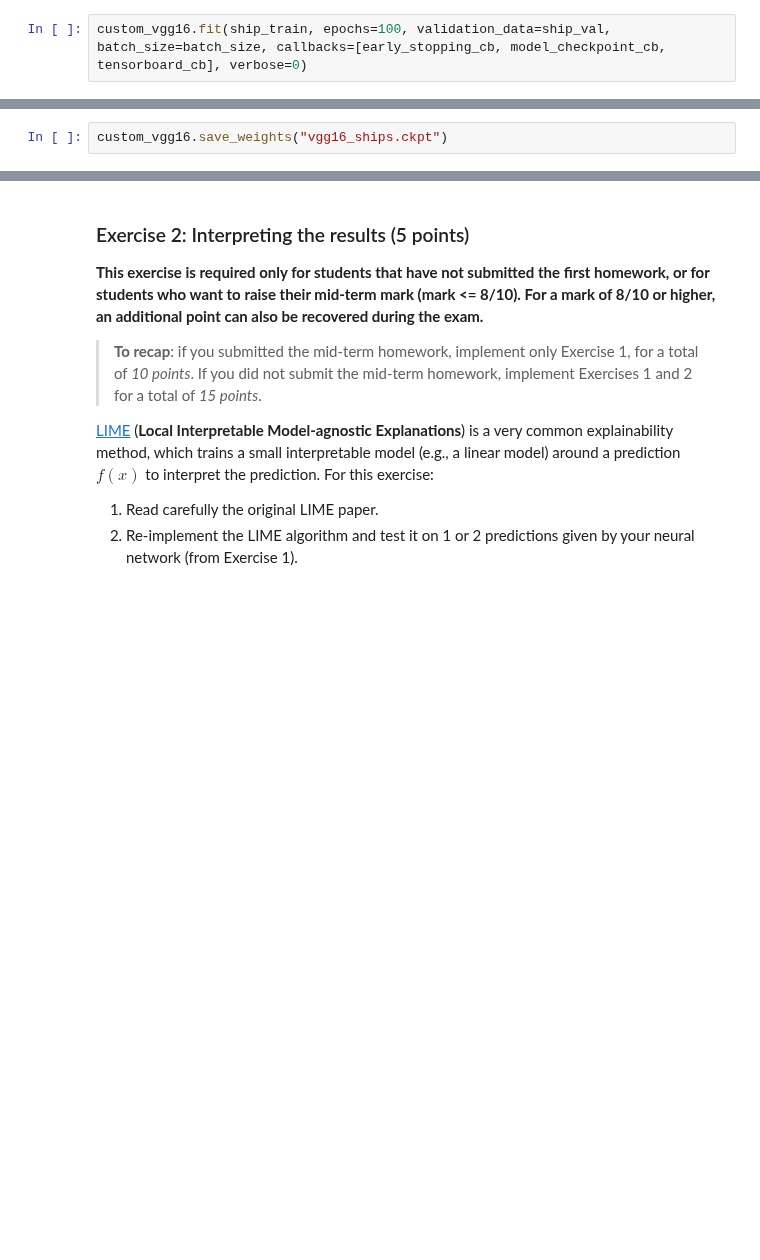
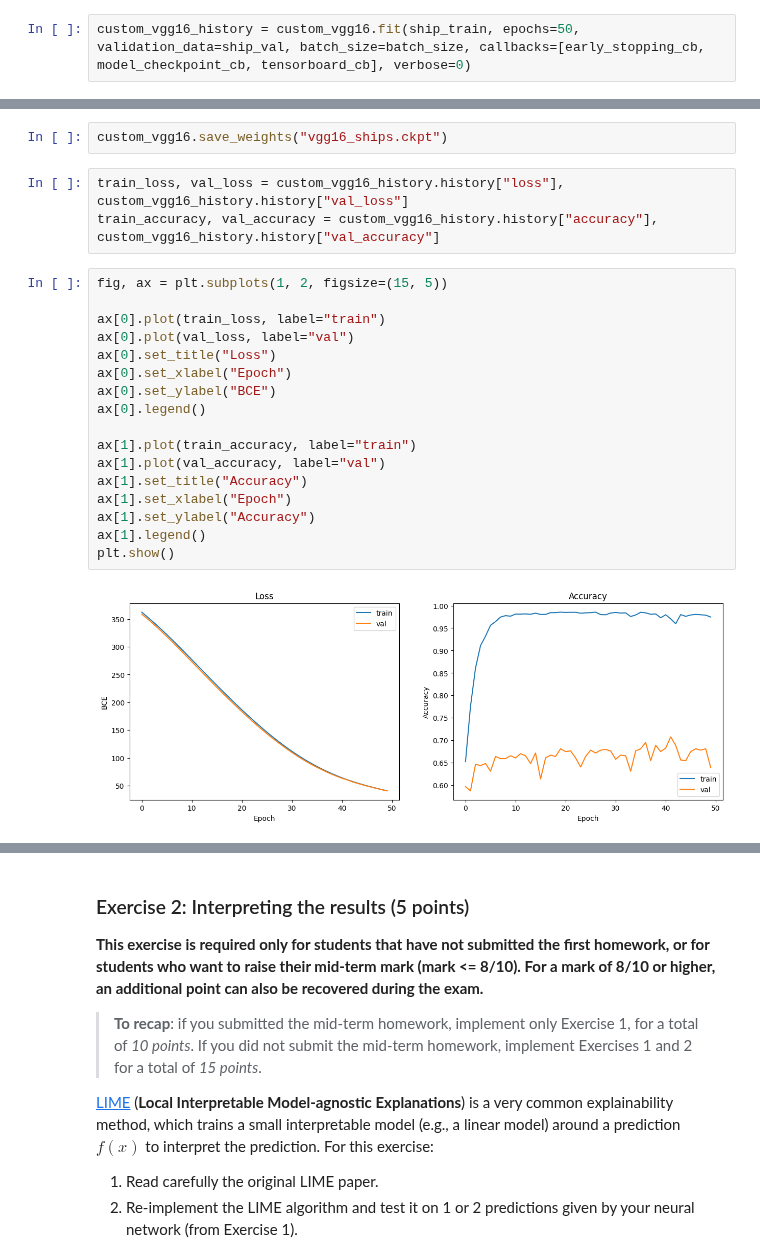
Before and after one commit to jonasbarth/nnds-2023-final-project, a Jupyter notebook: NNDS_2023_Final_Homework.ipynb, the cells around one changed output, grey strips where cells are left out. Cells and saved outputs as stored; diff of their text form; blank space fills up the shorter version.

```diff
--- a/NNDS_2023_Final_Homework.ipynb
+++ b/NNDS_2023_Final_Homework.ipynb
@@ -389,7 +387,7 @@ custom_vgg16.compile(loss=tf.keras.losses.BinaryCrossentropy(from_logits=True),
 # %% [markdown]
 And fit it with the **ship data**.
 # %%
-custom_vgg16.fit(ship_train, epochs=100, validation_data=ship_val, batch_size=batch_size, callbacks=[early_stopping_cb, model_checkpoint_cb, tensorboard_cb], verbose=0)
+custom_vgg16_history = custom_vgg16.fit(ship_train, epochs=50, validation_data=ship_val, batch_size=batch_size, callbacks=[early_stopping_cb, model_checkpoint_cb, tensorboard_cb], verbose=0)
 # %% [output]
 INFO:tensorflow:Assets written to: checkpoints/vgg16-cp-0005.ckpt/assets
 INFO:tensorflow:Assets written to: checkpoints/vgg16-cp-0005.ckpt/assets
@@ -407,4 +405,26 @@ INFO:tensorflow:Assets written to: checkpoints/vgg16-cp-0030.ckpt/assets
 # %%
 custom_vgg16.save_weights("vgg16_ships.ckpt")
+# %%
+train_loss, val_loss = custom_vgg16_history.history["loss"], custom_vgg16_history.history["val_loss"]
+train_accuracy, val_accuracy = custom_vgg16_history.history["accuracy"], custom_vgg16_history.history["val_accuracy"]
+# %%
+fig, ax = plt.subplots(1, 2, figsize=(15, 5))
+
+ax[0].plot(train_loss, label="train")
+ax[0].plot(val_loss, label="val")
+ax[0].set_title("Loss")
+ax[0].set_xlabel("Epoch")
+ax[0].set_ylabel("BCE")
+ax[0].legend()
+
+ax[1].plot(train_accuracy, label="train")
+ax[1].plot(val_accuracy, label="val")
+ax[1].set_title("Accuracy")
+ax[1].set_xlabel("Epoch")
+ax[1].set_ylabel("Accuracy")
+ax[1].legend()
+plt.show()
+# %% [output]
+[figure, added]
 # %%
 custom_vgg16.evaluate(ship_test)
```
Also changed, not shown: parts of 4 cells of this notebook.
